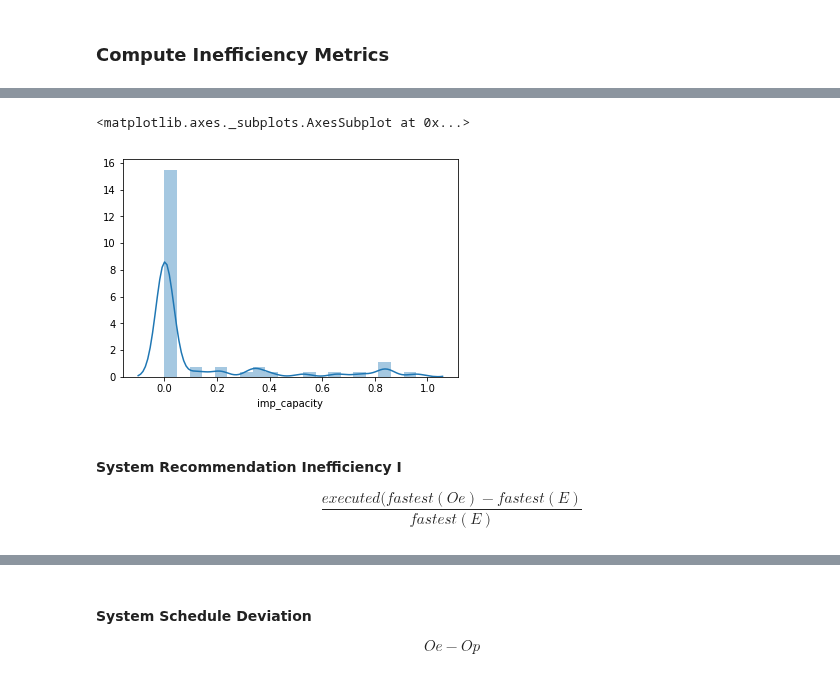
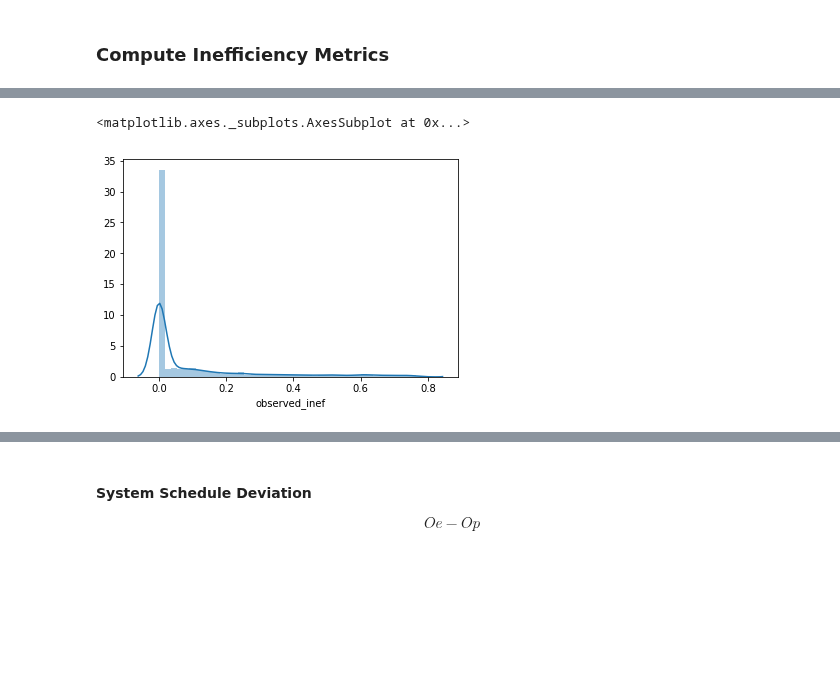
Before and after one commit to tarcisobraz/trips-optimality-exp, a Jupyter notebook: inefficiency-analysis.ipynb, the cells around one changed output, grey strips where cells are left out. Drawn from its saved outputs; the diff is of its cells as text; code cells hidden in the pictures; blank space fills up the shorter version.

```diff
--- a/inefficiency-analysis.ipynb
+++ b/inefficiency-analysis.ipynb
@@ -284,0 +383,19 @@ printdf(all_itineraries)
+# %%
+def get_trip_len_bucket(trip_duration):
+    if (trip_duration < 10):
+        return '<10'
+    elif (trip_duration < 20):
+        return '10-20'
+    elif (trip_duration < 30):
+        return '20-30'
+    elif (trip_duration < 40):
+        return '30-40'
+    elif (trip_duration < 50):
+        return '40-50'
+    elif (trip_duration >= 50):
+        return '50+'
+    else:
+        return 'NA'
+
+
+clean_itineraries = clean_itineraries.withColumn('trip_length_bucket',get_trip_len_bucket(F.col('exec_duration_mins')))
@@ -370,0 +408,6 @@ $$
+# %%
+def select_best_itineraries(trips_itineraries,metric_name):
+    itineraries_window = Window.partitionBy(['date','user_trip_id']).orderBy([metric_name])
+    return trips_itineraries.withColumn('rank', F.row_number().over(itineraries_window)) \
+                .filter('rank == 1') \
+                .drop('rank')
@@ -371,6 +416,6 @@ $$
 # %%
 #Choose best itinerary for each trip by selecting the ones with lower actual duration
-best_trips_itineraries = select_best_trip_itineraries(filtered_trips_itineraries)
+best_trips_itineraries = select_best_itineraries(clean_itineraries,'actual_duration_mins')
 # %%
 printdf(best_trips_itineraries)
 # %% [output]
@@ -388,5 +433,5 @@ printdf(best_trips_itineraries)
 # %%
 trips_inefficiency = best_trips_itineraries \
                         .withColumn('dur_diff',(F.col('exec_duration_mins') - F.col('actual_duration_mins'))) \
-                        .withColumn('imp_capacity', F.col('dur_diff')/F.col('exec_duration_mins'))
+                        .withColumn('observed_inef', F.col('dur_diff')/F.col('exec_duration_mins'))
 # %%
@@ -406,12 +457,5 @@ printdf(trips_inefficiency)
 # %%
-sns.distplot(trips_inefficiency.toPandas().imp_capacity)
+sns.distplot(trips_inefficiency.toPandas().observed_inef)
 # %% [output]
 <matplotlib.axes._subplots.AxesSubplot at 0x...>
-[figure, old version]
+[figure, new version]
-# %% [markdown]
-#### System Recommendation Inefficiency I
-$$
-\begin{equation*}
-    \frac{executed(fastest(Oe) - fastest(E)}{fastest(E)}
-\end{equation*}
-$$
```
Also changed, not shown: parts of 54 cells of this notebook.
